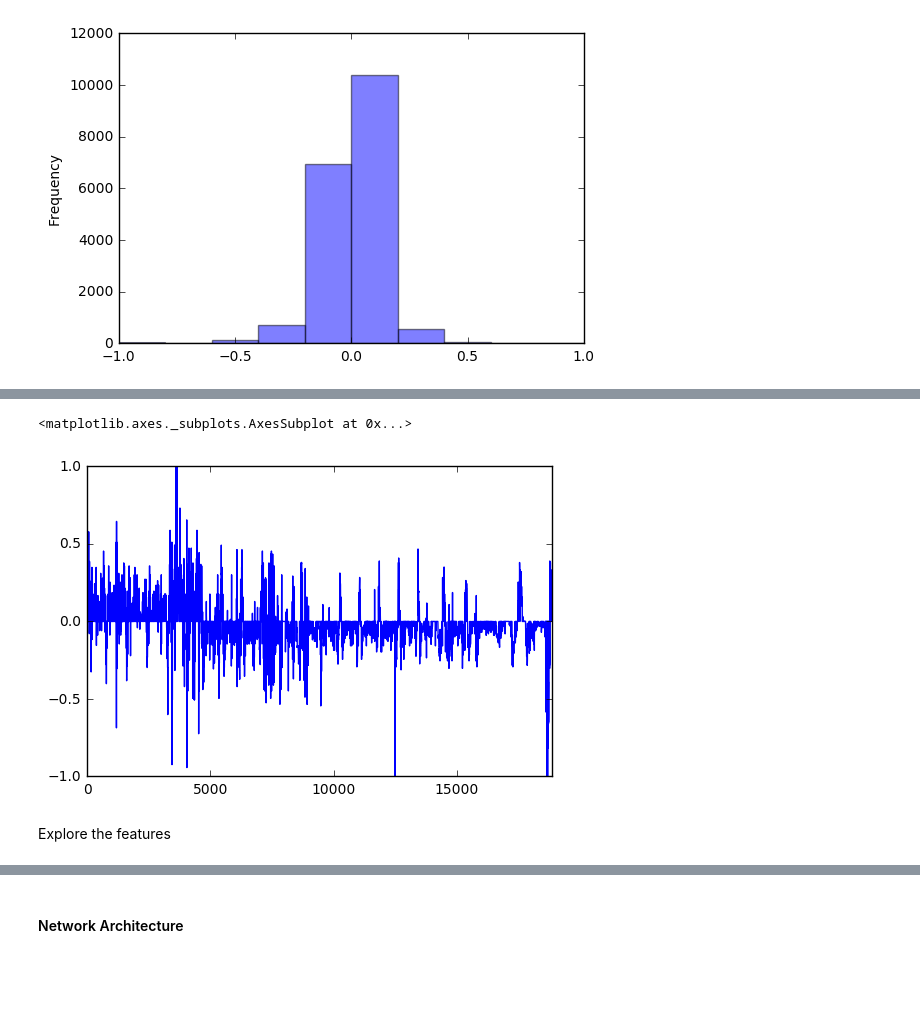
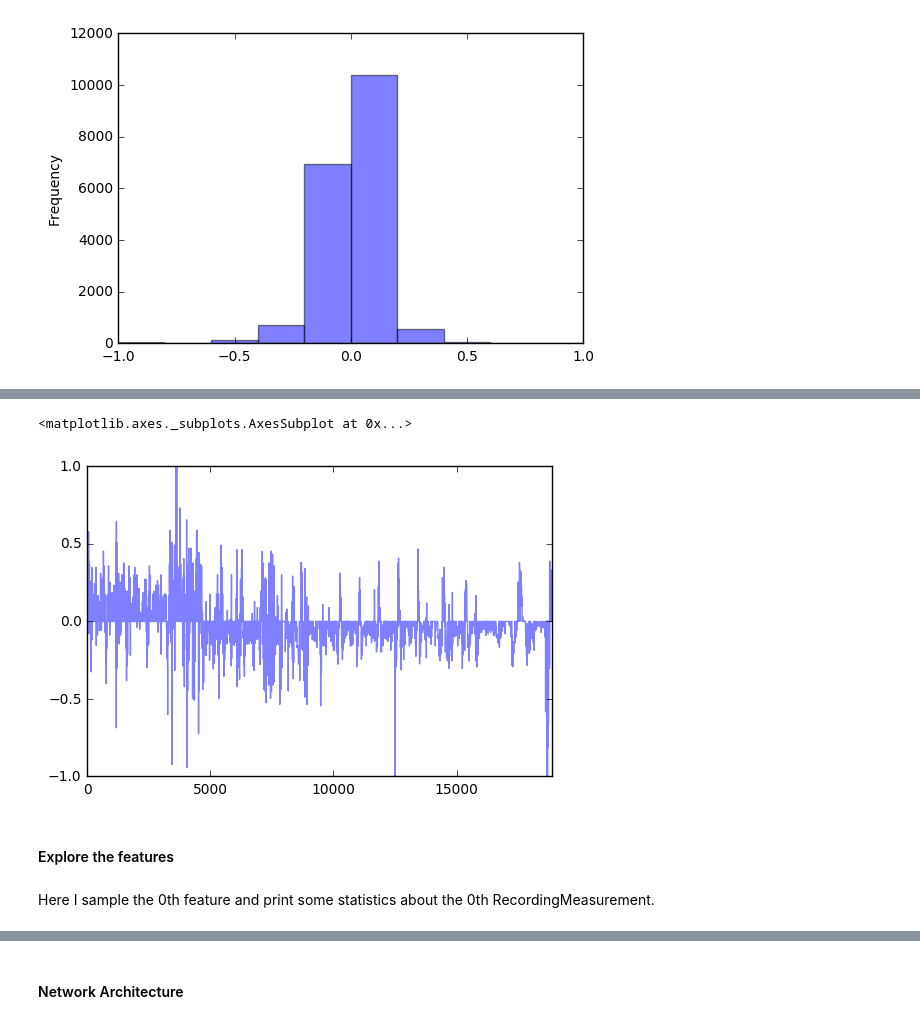
Before and after one commit to matthewzimmer/carnd-behavioral-cloning, a Jupyter notebook: basic_training.ipynb, the cells around one changed output, grey strips where cells are left out. Cells and saved outputs as stored; diff of their text form; code cells hidden in the pictures; blank space fills up the shorter version.

Commit message:
basic_training notebook is now complete. I will now train with this code and see what I end up with.

```diff
--- a/basic_training.ipynb
+++ b/basic_training.ipynb
@@ -209,7 +324,7 @@ class Track1TrainingDataset:
 # %% [markdown]
 Instantiates the Track 1 training dataset, prints details about the object then prints the first 5 elements of the dataframe.
 # %%
-dataset = Track1TrainingDataset()
+dataset = Track1TrainingDataset(validation_split_percentage=0.05)
 print(dataset)
-print(dataset.df.head(n=5))
+print(dataset.dataframe.head(n=5))
 # %% [output]
@@ -245,7 +376,7 @@ dataset.df['steering'].plot.hist(alpha=0.5)
 # %%
-dataset.df['steering'].plot()
+dataset.dataframe['steering'].plot(alpha=0.5)
 # %% [output]
 <matplotlib.axes._subplots.AxesSubplot at 0x...>
-[figure, old version]
+[figure, new version]
 # %% [markdown]
-Explore the features
+#### Explore the features
@@ -257 +383,3 @@ generator = dataset.batch_generator(X=dataset.X_train[perm[0:1]], Y=dataset.y_tr
+# %% [markdown]
+Here I sample the 0th feature and print some statistics about the 0th RecordingMeasurement.
 # %%
```
Also changed, not shown: parts of 21 cells of this notebook.
